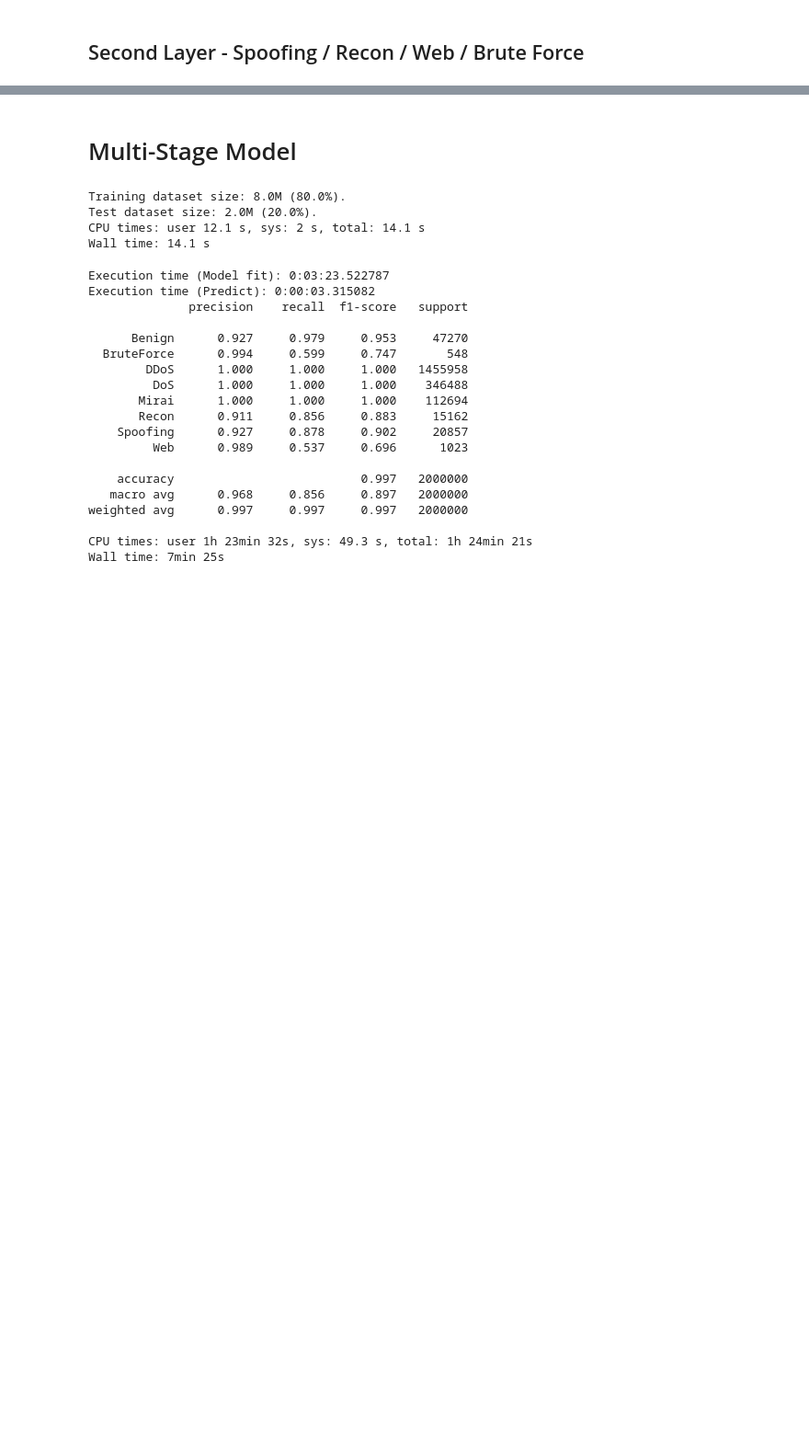
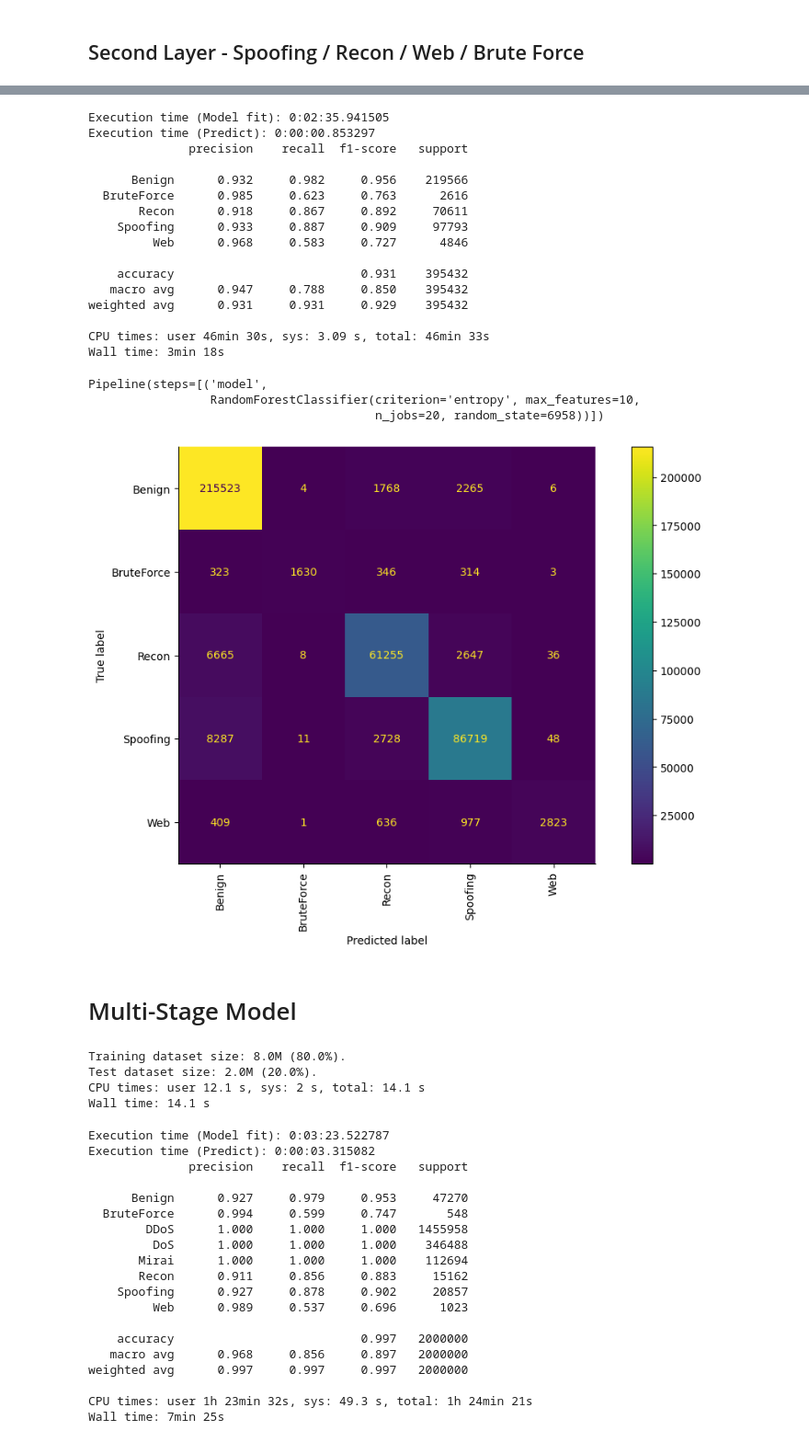
Before and after one commit to inaciobr/Multi-Stage-IoT-Intrusion-Detection, a Jupyter notebook: notebooks/3 - Models.ipynb, the cells around one changed output, grey strips where cells are left out. Shown at 92% size. Drawn from its saved outputs; the diff is of its cells as text; code cells hidden in the pictures; blank space fills up the shorter version.

```diff
--- a/notebooks/3 - Models.ipynb
+++ b/notebooks/3 - Models.ipynb
@@ -321,3 +296,32 @@ Pipeline(steps=[('model',
+# %%
+%%time
+
+second_stage_model = Pipeline([
+    ('model', RandomForestClassifier(max_features=10, criterion='entropy', n_jobs=n_jobs, random_state=seed))
+])
+
+model_utils.test_model(second_stage_model, *second_stage_df_split)
+# %% [output]
+Execution time (Model fit): 0:02:35.941505
+Execution time (Predict): 0:00:00.853297
+              precision    recall  f1-score   support
+
+      Benign      0.932     0.982     0.956    219566
+  BruteForce      0.985     0.623     0.763      2616
+       Recon      0.918     0.867     0.892     70611
+    Spoofing      0.933     0.887     0.909     97793
+         Web      0.968     0.583     0.727      4846
+
+    accuracy                          0.931    395432
+   macro avg      0.947     0.788     0.850    395432
+weighted avg      0.931     0.931     0.929    395432
+
+CPU times: user 46min 30s, sys: 3.09 s, total: 46min 33s
+Wall time: 3min 18s
+Pipeline(steps=[('model',
+                 RandomForestClassifier(criterion='entropy', max_features=10,
+                                        n_jobs=20, random_state=6958))])
+[figure, added]
 # %% [markdown]
 # Multi-Stage Model
 # %%
```
Also changed, not shown: parts of 9 cells of this notebook, 7 other files.
